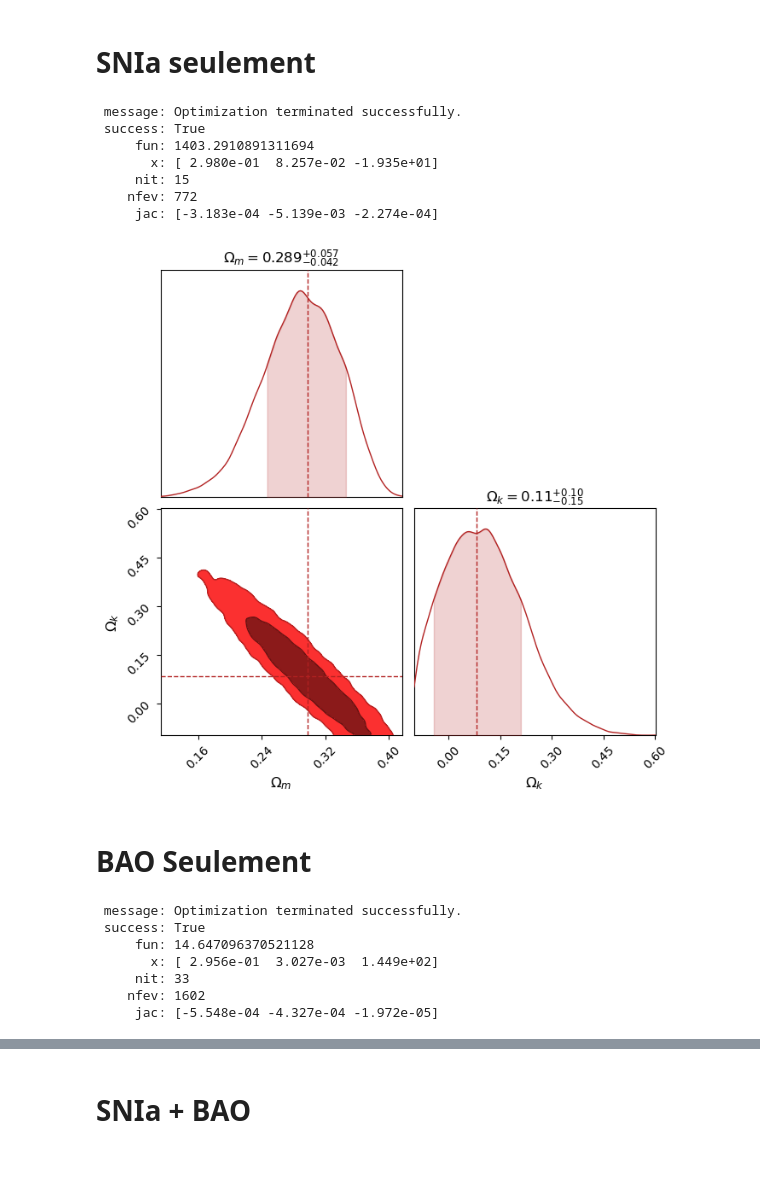
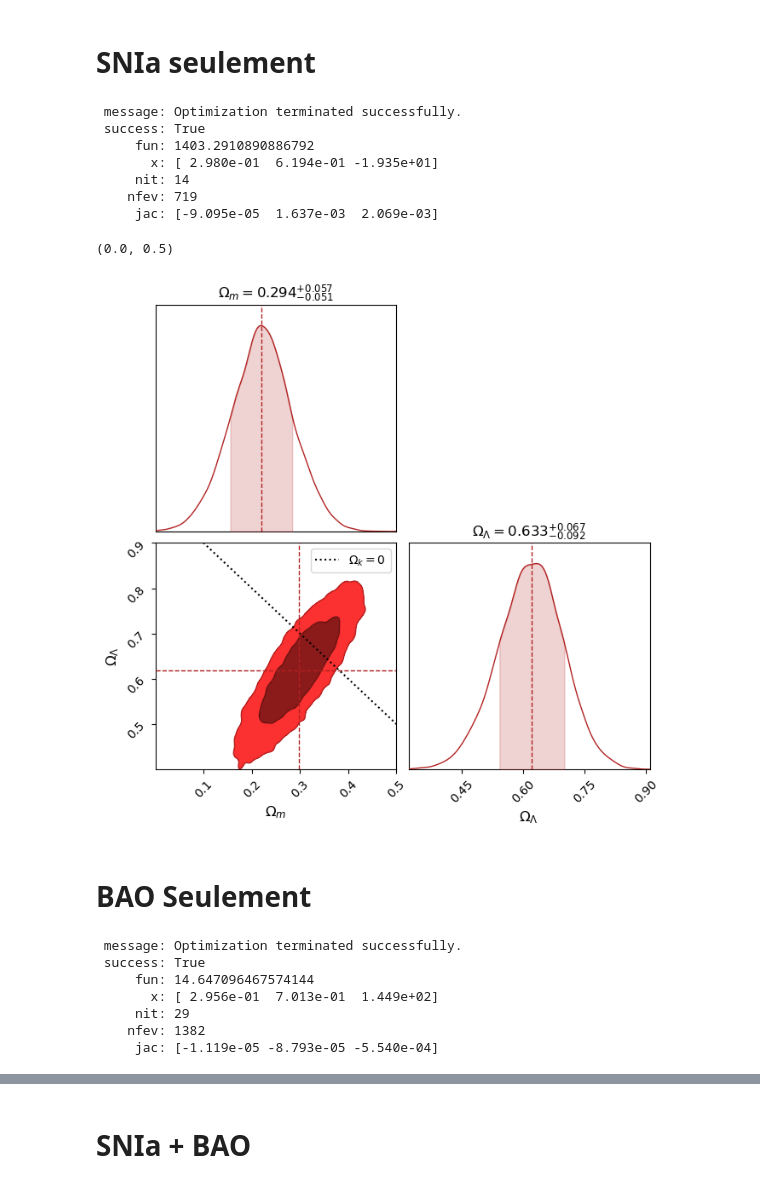
Before and after one commit to blhuillier/Olympiades, a Jupyter notebook: Data/run_MCMC.ipynb, the cells around one changed output, grey strips where cells are left out. Saved outputs shown, nothing was run; the diff lists cells and outputs as text; code cells hidden in the pictures.

Commit message:
update plot

```diff
--- a/Data/run_MCMC.ipynb
+++ b/Data/run_MCMC.ipynb
@@ -195,8 +195,8 @@ def get_chi2(theta,bao=None,snia=None):
   theta = Om0,Ok0,rd,MB
   '''
   chi2 = 0.
-  Om0, Ok0 = theta[:2]
-  thiscosmo = LambdaCDM(H0=70, Om0=Om0, Ode0=1-Om0-Ok0)
+  Om0, Ode0 = theta[:2]
+  thiscosmo = LambdaCDM(H0=70, Om0=Om0, Ode0=Ode0)
 
   if bao is not None:
     rd = theta[2]
@@ -219,10 +219,10 @@ def get_chi2(theta,bao=None,snia=None):
 
 def lnpi(theta,bounds,bao,snia):
   res = 0.
-  Om0, Ok0 = theta[:2]
+  Om0, Ode0 = theta[:2]
   if not (bounds['Om0'][0]<Om0<bounds['Om0'][1]):
     return -np.inf
-  if not (bounds['Ok0'][0]<Ok0<bounds['Ok0'][1]):
+  if not (bounds['Ode0'][0]<Ode0<bounds['Ode0'][1]):
     return -np.inf
   if bao is not None:
     rd = theta[2]
@@ -249,7 +249,7 @@ def lnP (theta,bounds,bao,snia):
 # find best fit
 
 if do_SN:
-  bounds = ((.1,1),(-.2,.5),(-25,-15))
+  bounds = ((.1,1),(0,1),(-25,-15))
   res_sn = differential_evolution(
       get_chi2,
       bounds=bounds,
@@ -261,11 +261,11 @@ if do_SN:
 # %% [output]
  message: Optimization terminated successfully.
  success: True
-     fun: 1403.2910891311694
-       x: [ 2.980e-01  8.257e-02 -1.935e+01]
-     nit: 15
-    nfev: 772
-     jac: [-3.183e-04 -5.139e-03 -2.274e-04]
+     fun: 1403.2910890886792
+       x: [ 2.980e-01  6.194e-01 -1.935e+01]
+     nit: 14
+    nfev: 719
+     jac: [-9.095e-05  1.637e-03  2.069e-03]
 # %%
 if do_SN:
     if do_MCMC:
@@ -278,7 +278,7 @@ if do_SN:
 
         dic_bounds = {
             'Om0': (.1,1),
-            'Ok0': (-.1,5),
+            'Ode0': (0,1),
             'rd': (100,200),
             'MB': (-25,-15)
         }
@@ -287,25 +287,37 @@ if do_SN:
 # %%
 if do_SN:
 
     # Define parameter names (match order in theta)
-    params_snia = [r"$\Omega_m$", r"$\Omega_k$", r"$M_B$"] #  r"$r_d$",
+    params_snia = [r"$\Omega_m$", r"$\Omega_\Lambda$", r"$M_B$"] #  r"$r_d$",
 
     chain_snia = Chain.from_emcee(sampler_snia, params_snia[:2], "SNIa", discard=200, thin=2, color=col_sn)
     c = ChainConsumer().add_chain(chain_snia)
     # Only show selected parameters (e.g., hide r_d)
     truth_sn = Truth(
         location = {param: val for param,val in zip(params_snia,res_sn.x)},
-        color=col_sn
+        color=col_sn,
+        marker='o'
     )
     c.add_truth(truth_sn)
-    fig=c.plotter.plot()
+    # fig=c.plotter.plot()
+
+
+
+  # After creating the plot:
+fig = c.plotter.plot()
+ax = fig.get_axes()[2]
+ax.plot([0, 1], [1, 0], ls=':', color='k', label=r'$\Omega_k=0$',zorder=10)
+ax.legend()
+ax.set_ylim(0.4,.9)
+ax.set_xlim(0,.5)
 # %% [output]
+(0.0, 0.5)
-[figure, old version]
+[figure, new version]
 # %% [markdown]
 # BAO Seulement
 # %%
 # find best fit
-bounds = ((.1,1),(-.2,.5),(100,200))
+bounds = ((.1,1),(0,1),(100,200))
 res_bao = differential_evolution(
     get_chi2,
     bounds=bounds,
@@ -317,11 +329,11 @@ print (res_bao)
 # %% [output]
  message: Optimization terminated successfully.
  success: True
-     fun: 14.647096370521128
-       x: [ 2.956e-01  3.027e-03  1.449e+02]
-     nit: 33
-    nfev: 1602
-     jac: [-5.548e-04 -4.327e-04 -1.972e-05]
+     fun: 14.647096467574144
+       x: [ 2.956e-01  7.013e-01  1.449e+02]
+     nit: 29
+    nfev: 1382
+     jac: [-1.119e-05 -8.793e-05 -5.540e-04]
 # %%
 if do_BAO:
     if do_MCMC:
```
Also changed, not shown: parts of 5 cells of this notebook, 1 other file.
